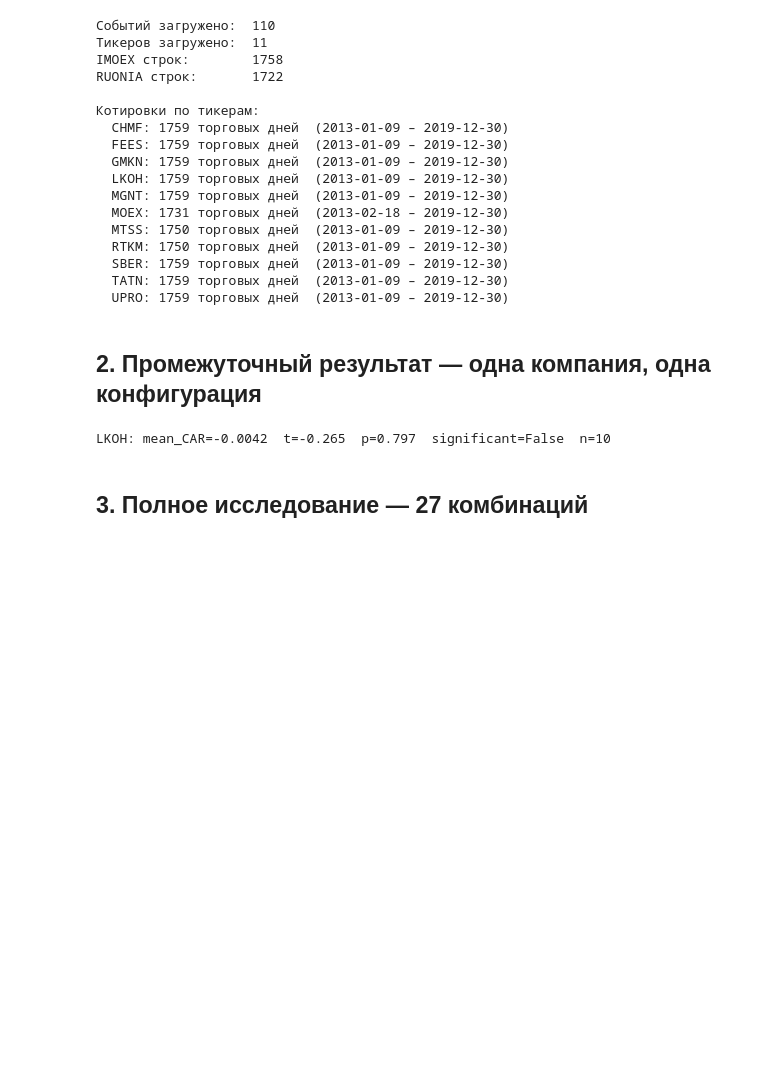
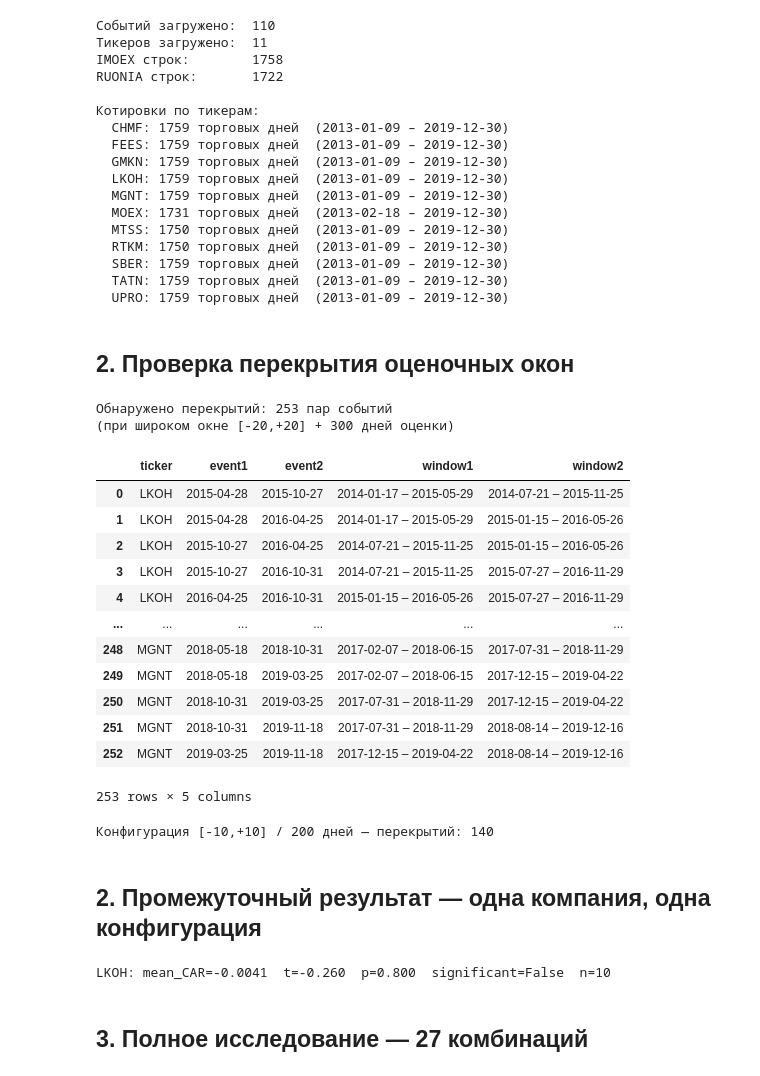
Before and after one commit to ruslooob/data-core, a Jupyter notebook: notebooks/21_nirs.ipynb, the cells around one changed output. Cells and saved outputs as stored; diff of their text form; code cells hidden in the pictures; blank space fills up the shorter version.

```diff
--- a/notebooks/21_nirs.ipynb
+++ b/notebooks/21_nirs.ipynb
@@ -72,12 +72,51 @@ RUONIA строк:       1722
   SBER: 1759 торговых дней  (2013-01-09 – 2019-12-30)
   TATN: 1759 торговых дней  (2013-01-09 – 2019-12-30)
   UPRO: 1759 торговых дней  (2013-01-09 – 2019-12-30)
+# %% [markdown]
+## 2. Проверка перекрытия оценочных окон
+# %%
+from core.nirs import EventStudyConfig, EventStudyRunner
+
+# Создаём runner заранее (используется и здесь, и в следующих секциях)
+runner = EventStudyRunner(prices=prices, market=market, rf=rf)
+
+# Проверяем наиболее «широкую» конфигурацию: окно [-20,+20], оценка 300 дней
+# — максимальный риск перекрытия
+cfg_wide = EventStudyConfig(model='market_model', event_window=(-20, 20), estimation_window=300)
+overlaps = runner.check_event_overlaps(events, cfg_wide)
+
+if overlaps.empty:
+    print('Перекрытий окон не обнаружено ✓')
+else:
+    print(f'Обнаружено перекрытий: {len(overlaps)} пар событий')
+    print('(при широком окне [-20,+20] + 300 дней оценки)')
+    display(overlaps)
+
+# Для стандартной конфигурации [-10,+10], 200 дней
+cfg_std = EventStudyConfig(model='market_model', event_window=(-10, 10), estimation_window=200)
+overlaps_std = runner.check_event_overlaps(events, cfg_std)
+print(f'\nКонфигурация [-10,+10] / 200 дней — перекрытий: {len(overlaps_std)}')
+# %% [output]
+Обнаружено перекрытий: 253 пар событий
+(при широком окне [-20,+20] + 300 дней оценки)
+|  | ticker | event1 | event2 | window1 | window2 |
+| 0 | LKOH | 2015-04-28 | 2015-10-27 | 2014-01-17 – 2015-05-29 | 2014-07-21 – 2015-11-25 |
+| 1 | LKOH | 2015-04-28 | 2016-04-25 | 2014-01-17 – 2015-05-29 | 2015-01-15 – 2016-05-26 |
+| 2 | LKOH | 2015-10-27 | 2016-04-25 | 2014-07-21 – 2015-11-25 | 2015-01-15 – 2016-05-26 |
+| 3 | LKOH | 2015-10-27 | 2016-10-31 | 2014-07-21 – 2015-11-25 | 2015-07-27 – 2016-11-29 |
+| 4 | LKOH | 2016-04-25 | 2016-10-31 | 2015-01-15 – 2016-05-26 | 2015-07-27 – 2016-11-29 |
+| ... | ... | ... | ... | ... | ... |
+| 248 | MGNT | 2018-05-18 | 2018-10-31 | 2017-02-07 – 2018-06-15 | 2017-07-31 – 2018-11-29 |
+| 249 | MGNT | 2018-05-18 | 2019-03-25 | 2017-02-07 – 2018-06-15 | 2017-12-15 – 2019-04-22 |
+| 250 | MGNT | 2018-10-31 | 2019-03-25 | 2017-07-31 – 2018-11-29 | 2017-12-15 – 2019-04-22 |
+| 251 | MGNT | 2018-10-31 | 2019-11-18 | 2017-07-31 – 2018-11-29 | 2018-08-14 – 2019-12-16 |
+| 252 | MGNT | 2019-03-25 | 2019-11-18 | 2017-12-15 – 2019-04-22 | 2018-08-14 – 2019-12-16 |
+253 rows × 5 columns
+Конфигурация [-10,+10] / 200 дней — перекрытий: 140
 # %% [markdown]
 ## 2. Промежуточный результат — одна компания, одна конфигурация
 # %%
 from core.nirs import EventStudyConfig
-
-runner = EventStudyRunner(prices=prices, market=market, rf=rf)
 
 # Тестовая конфигурация
 cfg_test = EventStudyConfig(
@@ -94,7 +133,7 @@ for cr in company_results:
     print(f'{cr.ticker}: mean_CAR={cr.mean_car:.4f}  t={cr.t_stat:.3f}  '
           f'p={cr.p_value:.3f}  significant={cr.significant}  n={cr.n_events}')
 # %% [output]
-LKOH: mean_CAR=-0.0042  t=-0.265  p=0.797  significant=False  n=10
+LKOH: mean_CAR=-0.0041  t=-0.260  p=0.800  significant=False  n=10
 # %% [markdown]
 ## 3. Полное исследование — 27 комбинаций
 # %% [markdown]
```
Also changed, not shown: parts of 8 cells of this notebook, 5 other files.
